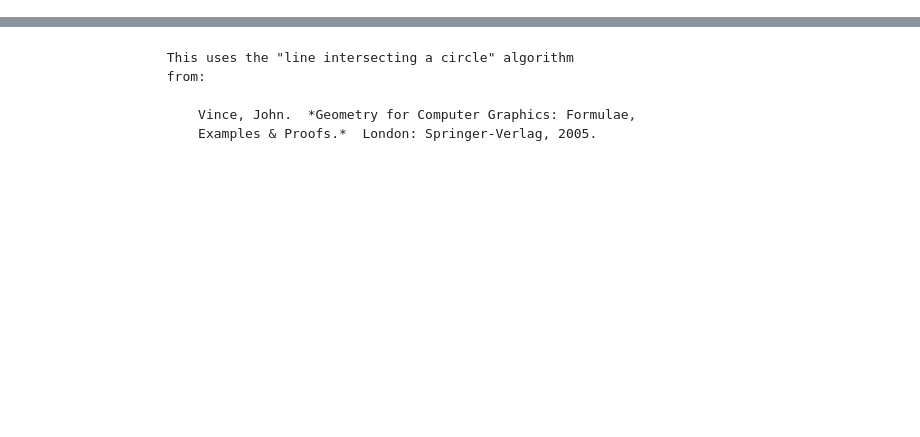
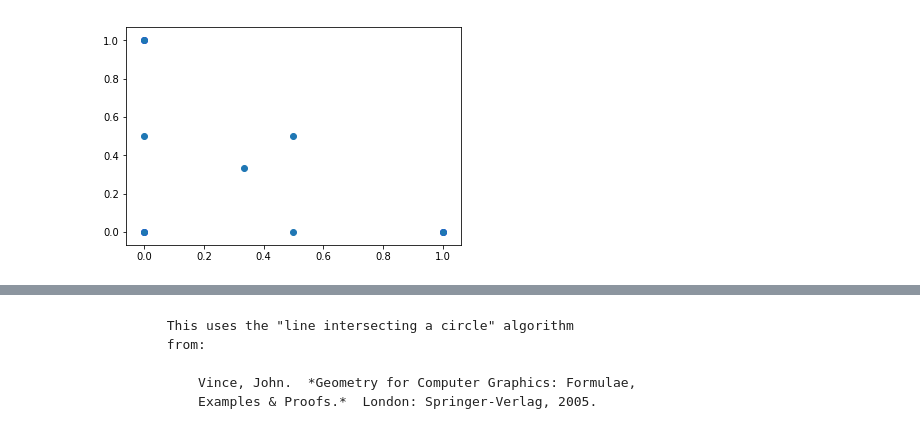
Before and after one commit to cagau/nlfem, a Jupyter notebook: Notes.ipynb, the cells around one changed output, grey strips where cells are left out. Drawn from its saved outputs; the diff is of its cells as text; code cells hidden in the pictures; blank space fills up the shorter version.

```diff
--- a/Notes.ipynb
+++ b/Notes.ipynb
@@ -0,0 +34,13 @@
+# %%
+import numpy
+import quadpy
+
+scheme = quadpy.nsimplex.stroud_1961(2)
+scheme.weights
+
+import matplotlib.pyplot as plt
+plt.scatter(np.array([0,0,1]), np.array([0,1,0]), c="b")
+plt.scatter(scheme.points[:,0], scheme.points[:,1])
+plt.show()
+# %% [output]
+[figure, added]
```
Also changed, not shown: parts of 11 cells of this notebook, 18 other files.
